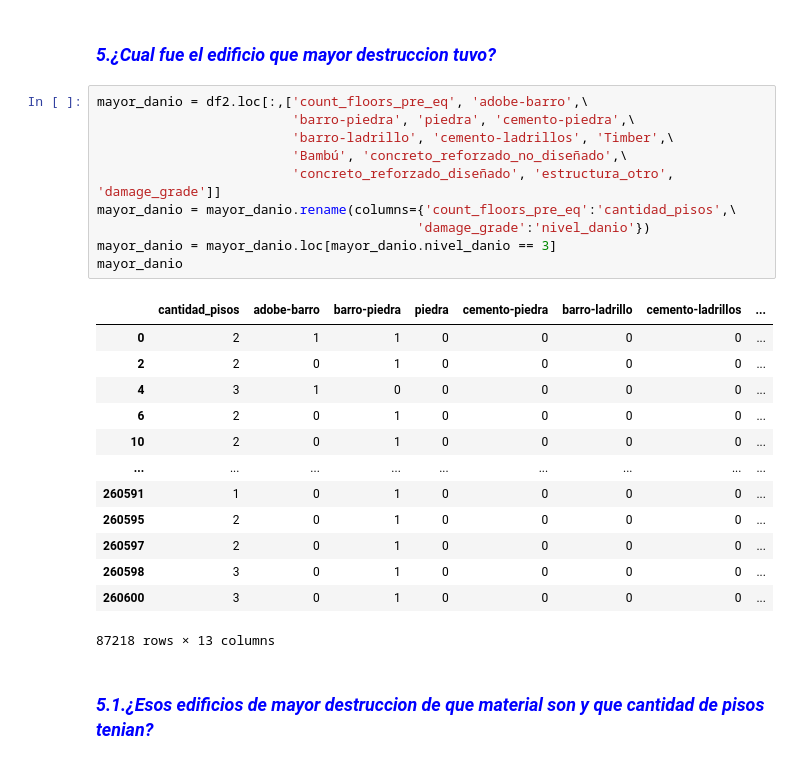
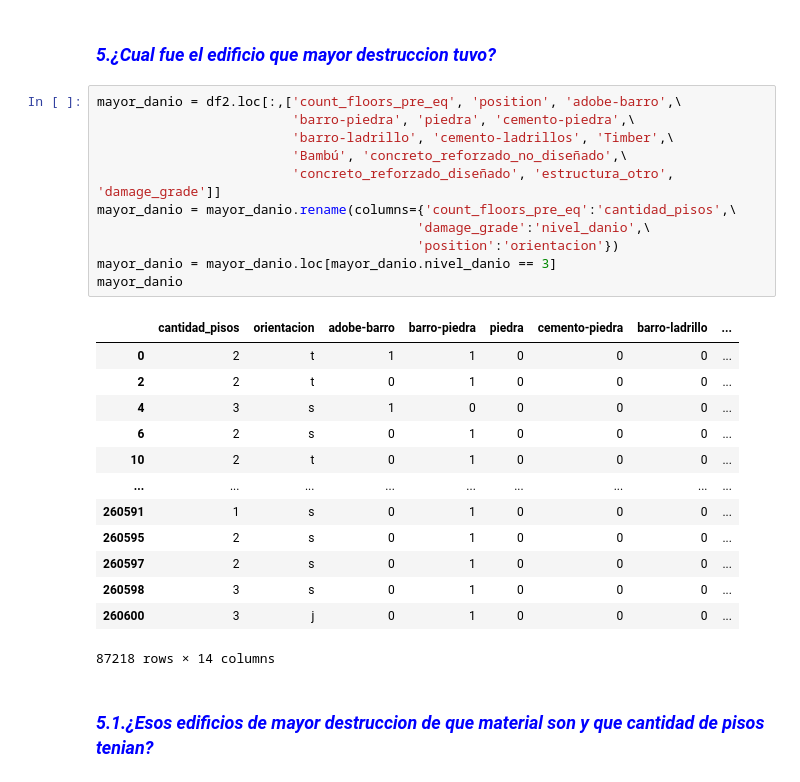
Before and after one commit to hernanrnieva/datos_tp1, a Jupyter notebook: Analisis-Tipo de edificios.ipynb, the cells around one changed output. Drawn from its saved outputs; the diff is of its cells as text.

```diff
--- a/Analisis-Tipo de edificios.ipynb
+++ b/Analisis-Tipo de edificios.ipynb
@@ -179,29 +179,30 @@ Text(0.5, 1.0, 'Cantidad de Edificios')
 # %% [markdown]
 ### <font color =blue> ***5.¿Cual fue el edificio que mayor destruccion tuvo?*** </font>
 # %%
-mayor_danio = df2.loc[:,['count_floors_pre_eq', 'adobe-barro',\
+mayor_danio = df2.loc[:,['count_floors_pre_eq', 'position', 'adobe-barro',\
                          'barro-piedra', 'piedra', 'cemento-piedra',\
                          'barro-ladrillo', 'cemento-ladrillos', 'Timber',\
                          'Bambú', 'concreto_reforzado_no_diseñado',\
                          'concreto_reforzado_diseñado', 'estructura_otro', 'damage_grade']]
 mayor_danio = mayor_danio.rename(columns={'count_floors_pre_eq':'cantidad_pisos',\
-                                         'damage_grade':'nivel_danio'})
+                                         'damage_grade':'nivel_danio',\
+                                         'position':'orientacion'})
 mayor_danio = mayor_danio.loc[mayor_danio.nivel_danio == 3]
 mayor_danio
 # %% [output]
-|  | cantidad_pisos | adobe-barro | barro-piedra | piedra | cemento-piedra | barro-ladrillo | cemento-ladrillos | ... |
-| 0 | 2 | 1 | 1 | 0 | 0 | 0 | 0 | ... |
-| 2 | 2 | 0 | 1 | 0 | 0 | 0 | 0 | ... |
-| 4 | 3 | 1 | 0 | 0 | 0 | 0 | 0 | ... |
-| 6 | 2 | 0 | 1 | 0 | 0 | 0 | 0 | ... |
-| 10 | 2 | 0 | 1 | 0 | 0 | 0 | 0 | ... |
+|  | cantidad_pisos | orientacion | adobe-barro | barro-piedra | piedra | cemento-piedra | barro-ladrillo | ... |
+| 0 | 2 | t | 1 | 1 | 0 | 0 | 0 | ... |
+| 2 | 2 | t | 0 | 1 | 0 | 0 | 0 | ... |
+| 4 | 3 | s | 1 | 0 | 0 | 0 | 0 | ... |
+| 6 | 2 | s | 0 | 1 | 0 | 0 | 0 | ... |
+| 10 | 2 | t | 0 | 1 | 0 | 0 | 0 | ... |
 | ... | ... | ... | ... | ... | ... | ... | ... | ... |
-| 260591 | 1 | 0 | 1 | 0 | 0 | 0 | 0 | ... |
-| 260595 | 2 | 0 | 1 | 0 | 0 | 0 | 0 | ... |
-| 260597 | 2 | 0 | 1 | 0 | 0 | 0 | 0 | ... |
-| 260598 | 3 | 0 | 1 | 0 | 0 | 0 | 0 | ... |
-| 260600 | 3 | 0 | 1 | 0 | 0 | 0 | 0 | ... |
+| 260591 | 1 | s | 0 | 1 | 0 | 0 | 0 | ... |
+| 260595 | 2 | s | 0 | 1 | 0 | 0 | 0 | ... |
+| 260597 | 2 | s | 0 | 1 | 0 | 0 | 0 | ... |
+| 260598 | 3 | s | 0 | 1 | 0 | 0 | 0 | ... |
+| 260600 | 3 | j | 0 | 1 | 0 | 0 | 0 | ... |
-87218 rows × 13 columns
+87218 rows × 14 columns
 # %% [markdown]
 ### <font color =blue> ***5.1.¿Esos edificios de mayor destruccion de que material son y que cantidad de pisos tenian?*** </font>
 # %%
```
Also changed, not shown: parts of 19 cells of this notebook.
